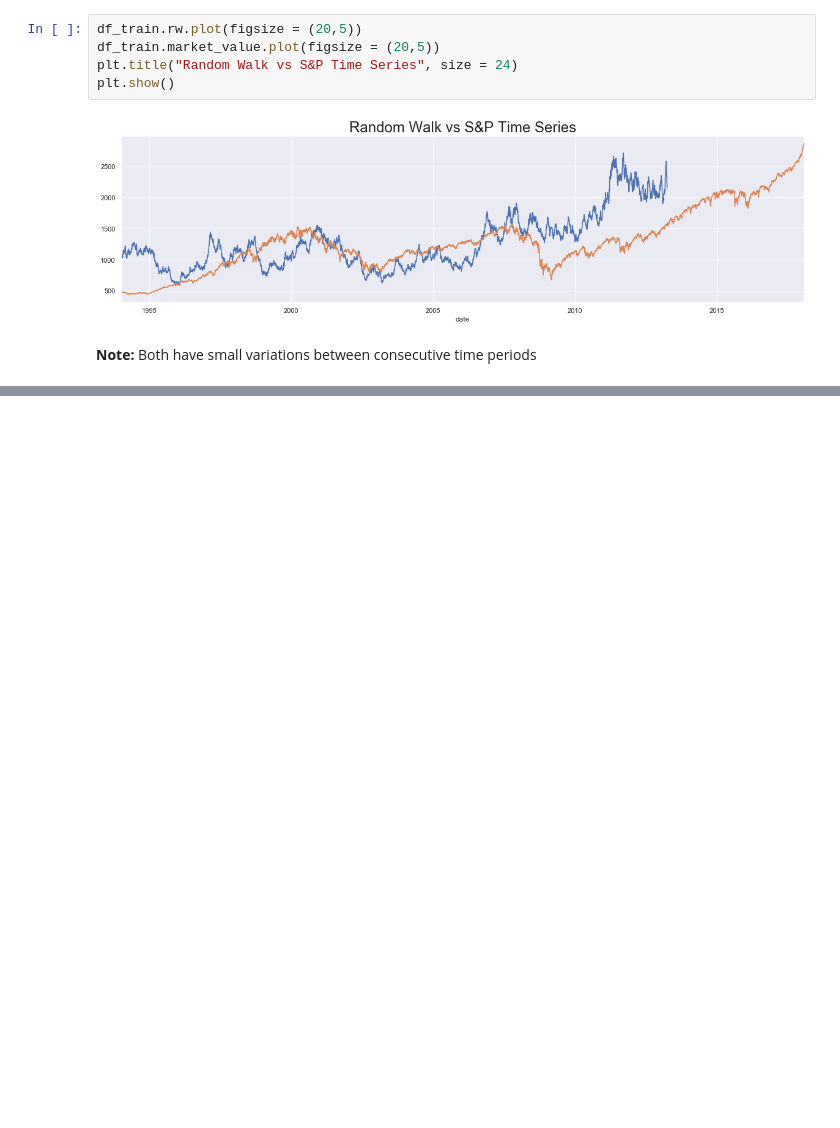
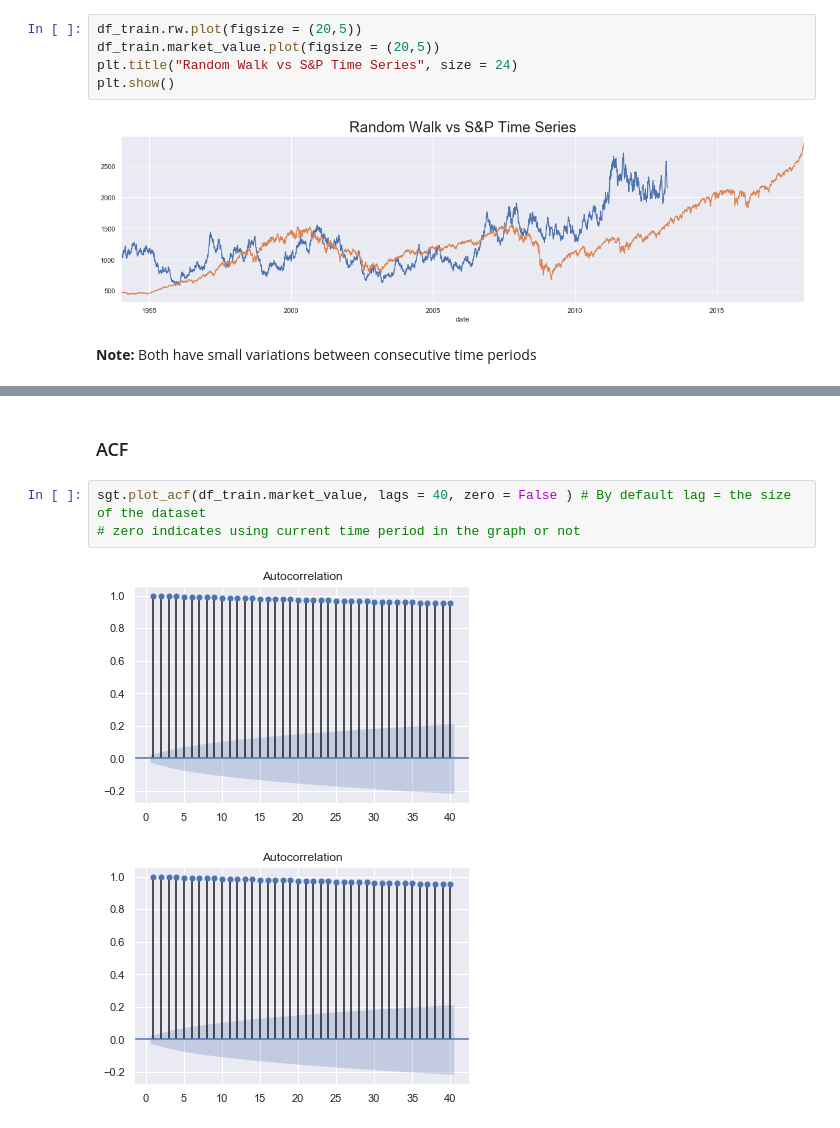
Before and after one commit to dinaabdulrasoul/Time-Series-Analysis-with-Python, a Jupyter notebook: time_series_analysis.ipynb, the cells around one changed output, grey strips where cells are left out. Saved outputs shown, nothing was run; the diff lists cells and outputs as text; blank space fills up the shorter version.

```diff
--- a/time_series_analysis.ipynb
+++ b/time_series_analysis.ipynb
@@ -376,0 +425,8 @@ plt.show()
+# %% [markdown]
+### ACF
+# %%
+sgt.plot_acf(df_train.market_value, lags = 40, zero = False ) # By default lag = the size of the dataset
+# zero indicates using current time period in the graph or not
+# %% [output]
+[figure, added]
+[figure, added]
```
Also changed, not shown: parts of 13 cells of this notebook.
